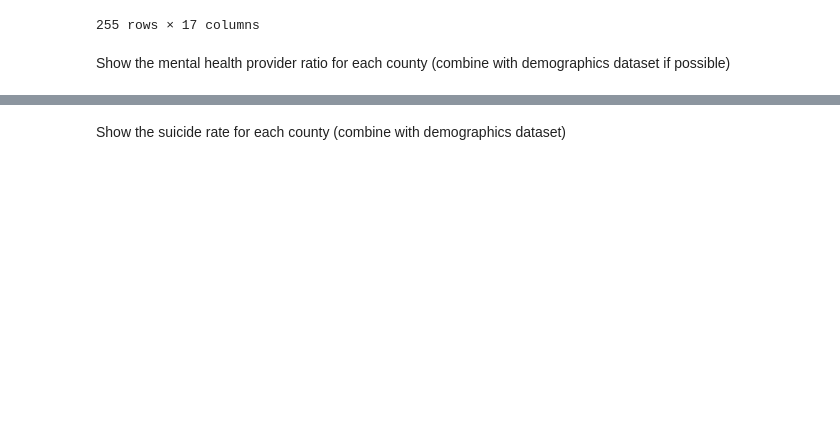
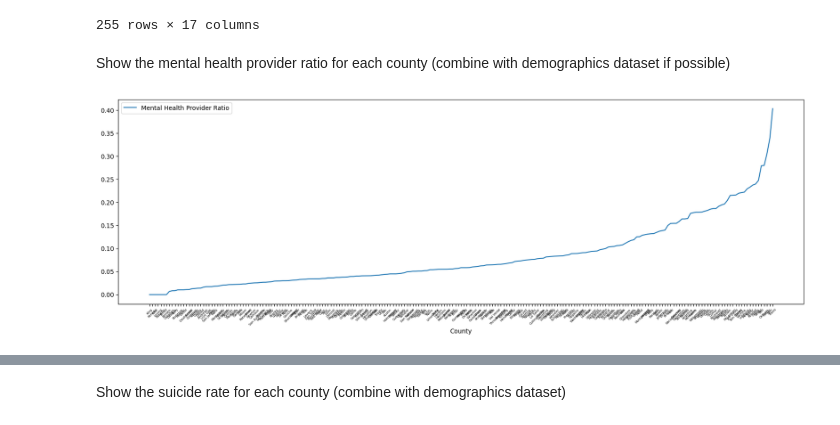
Before and after one commit to AntoAAAAAAAA/Disparities-Dashboard, a Jupyter notebook: MentalHealthCoverage/MentalHealth.ipynb, the cells around one changed output, grey strips where cells are left out. Saved outputs shown, nothing was run; the diff lists cells and outputs as text; code cells hidden in the pictures; blank space fills up the shorter version.

Commit message:
Close to done with insurance_coverage and done with MentalHealth

```diff
--- a/MentalHealthCoverage/MentalHealth.ipynb
+++ b/MentalHealthCoverage/MentalHealth.ipynb
@@ -71,3 +72,30 @@ mh_and_demographic
 255 rows × 17 columns
 # %% [markdown]
 Show the mental health provider ratio for each county (combine with demographics dataset if possible)
+# %%
+#function to turn ratios into decimals
+def ratio(input):
+    left, right = input.split(':')
+    left = left.replace(',','')
+    right = right.replace(',','')
+    return round((float(right)/float(left) * 100),7)
+
+#take a copy
+mh_ratio_cleaned = mh_and_demographic.copy()
+
+#clean up the Ratio column and remove any rows that contain NaN's in that column
+mh_ratio_cleaned = mh_ratio_cleaned.dropna(subset=['Mental Health Provider Ratio']).copy()
+mh_ratio_cleaned['Mental Health Provider Ratio'] = mh_ratio_cleaned['Mental Health Provider Ratio'].astype(dtype=str)
+mh_ratio_cleaned['Mental Health Provider Ratio'] = mh_ratio_cleaned['Mental Health Provider Ratio'].apply(ratio)
+
+
+mh_ratio_cleaned = mh_ratio_cleaned[['County', 'Mental Health Provider Ratio', 'High or Low % Minority']] #Select relevant columns
+mh_ratio_cleaned.dropna(inplace=True) #remove rows with NaN's
+mh_ratio_cleaned.reset_index(drop=True, inplace=True) #reset the index
+mh_ratio_cleaned.set_index('County', inplace=True)
+mh_ratio_cleaned.sort_values(by='Mental Health Provider Ratio', inplace=True)
+mh_ratio_cleaned.plot(y='Mental Health Provider Ratio', figsize=(20,6))
+plt.xticks(ticks=range(len(mh_ratio_cleaned.index)), labels=mh_ratio_cleaned.index, rotation=45, fontsize=5)
+plt.show()
+# %% [output]
+[figure, added]
```
Also changed, not shown: parts of 11 cells of this notebook, 2 other files.
